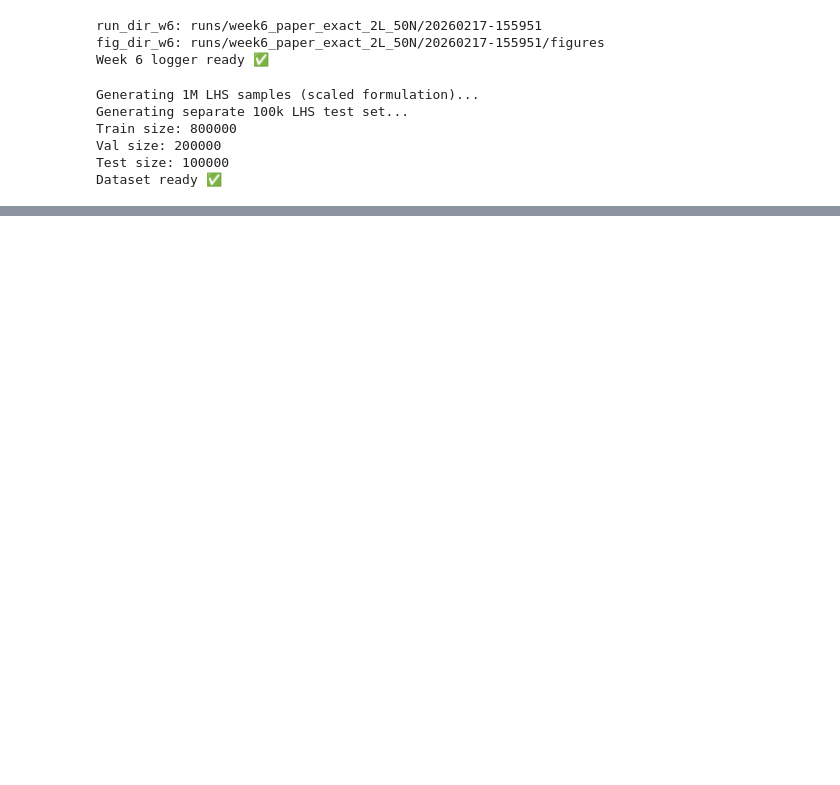
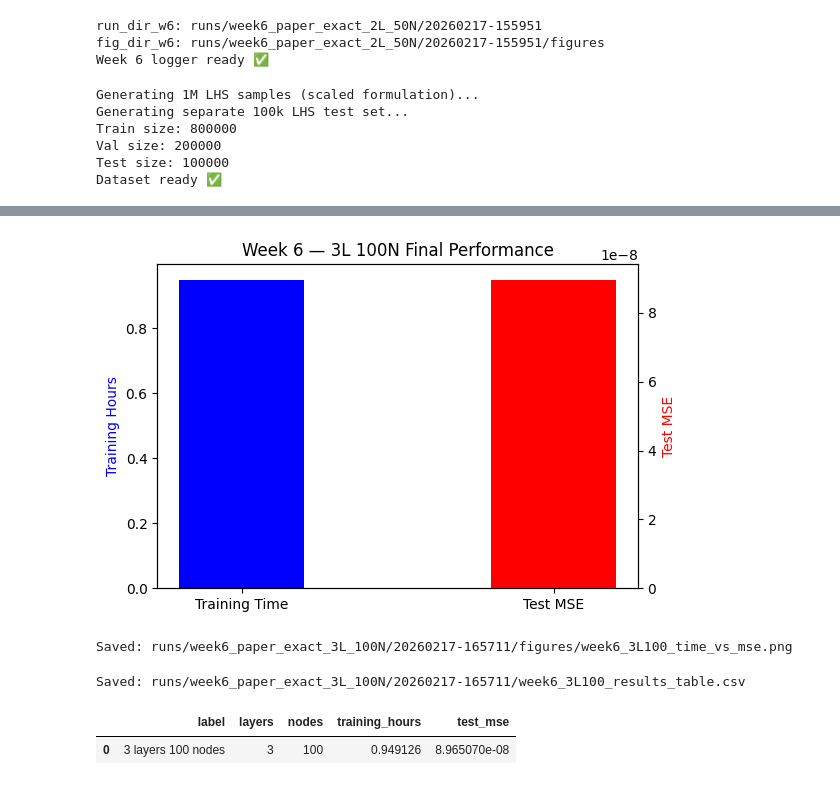
Before and after one commit to JosephOuyang/machine_learning_for_options_pricing_and_implied_volatility, a Jupyter notebook: notebooks/options_pricing_main.ipynb, the cells around one changed output, grey strips where cells are left out. Drawn from its saved outputs; the diff is of its cells as text; code cells hidden in the pictures; blank space fills up the shorter version.

```diff
--- a/notebooks/options_pricing_main.ipynb
+++ b/notebooks/options_pricing_main.ipynb
@@ -2270,0 +2366,71 @@ display(df_w6)
+# %%
+# =========================
+# CELL 6.9 — Final Bar Chart (Training Time + Test MSE)
+# =========================
+
+fig, ax1 = plt.subplots(figsize=(6,4))
+ax2 = ax1.twinx()
+
+x_positions = [0, 1]
+
+# Training time (blue)
+ax1.bar(
+    x_positions[0],
+    results_w6_3L100["training_hours"],
+    width=0.4,
+    color="blue"
+)
+
+# Test MSE (red)
+ax2.bar(
+    x_positions[1],
+    results_w6_3L100["test_mse"],
+    width=0.4,
+    color="red"
+)
+
+ax1.set_xticks(x_positions)
+ax1.set_xticklabels(["Training Time", "Test MSE"])
+
+ax1.set_ylabel("Training Hours", color="blue")
+ax2.set_ylabel("Test MSE", color="red")
+
+plt.title("Week 6 — 3L 100N Final Performance")
+plt.tight_layout()
+
+bar_path = os.path.join(fig_dir_w6, "week6_3L100_time_vs_mse.png")
+plt.savefig(bar_path, dpi=180, bbox_inches="tight")
+plt.show()
+
+print("Saved:", bar_path)
+# %% [output]
+[figure, added]
+Saved: runs/week6_paper_exact_3L_100N/20260217-165711/figures/week6_3L100_time_vs_mse.png
+# %%
+# =========================
+# CELL 6.10 — Final Results Table (3L 100N)
+# =========================
+
+import pandas as pd
+
+df_w6_3L100 = pd.DataFrame([{
+    "label": "3 layers 100 nodes",
+    "layers": 3,
+    "nodes": 100,
+    "training_hours": results_w6_3L100["training_hours"],
+    "test_mse": results_w6_3L100["test_mse"]
+}])
+
+csv_path = os.path.join(run_dir_w6, "week6_3L100_results_table.csv")
+df_w6_3L100.to_csv(csv_path, index=False)
+
+save_json(run_dir_w6, "week6_3L100_results_summary", {
+    "rows": df_w6_3L100.to_dict(orient="records")
+})
+
+print("Saved:", csv_path)
+display(df_w6_3L100)
+# %% [output]
+Saved: runs/week6_paper_exact_3L_100N/20260217-165711/week6_3L100_results_table.csv
+|  | label | layers | nodes | training_hours | test_mse |
+| 0 | 3 layers 100 nodes | 3 | 100 | 0.949126 | 8.965070e-08 |
```
Also changed, not shown: parts of 9 cells of this notebook.
